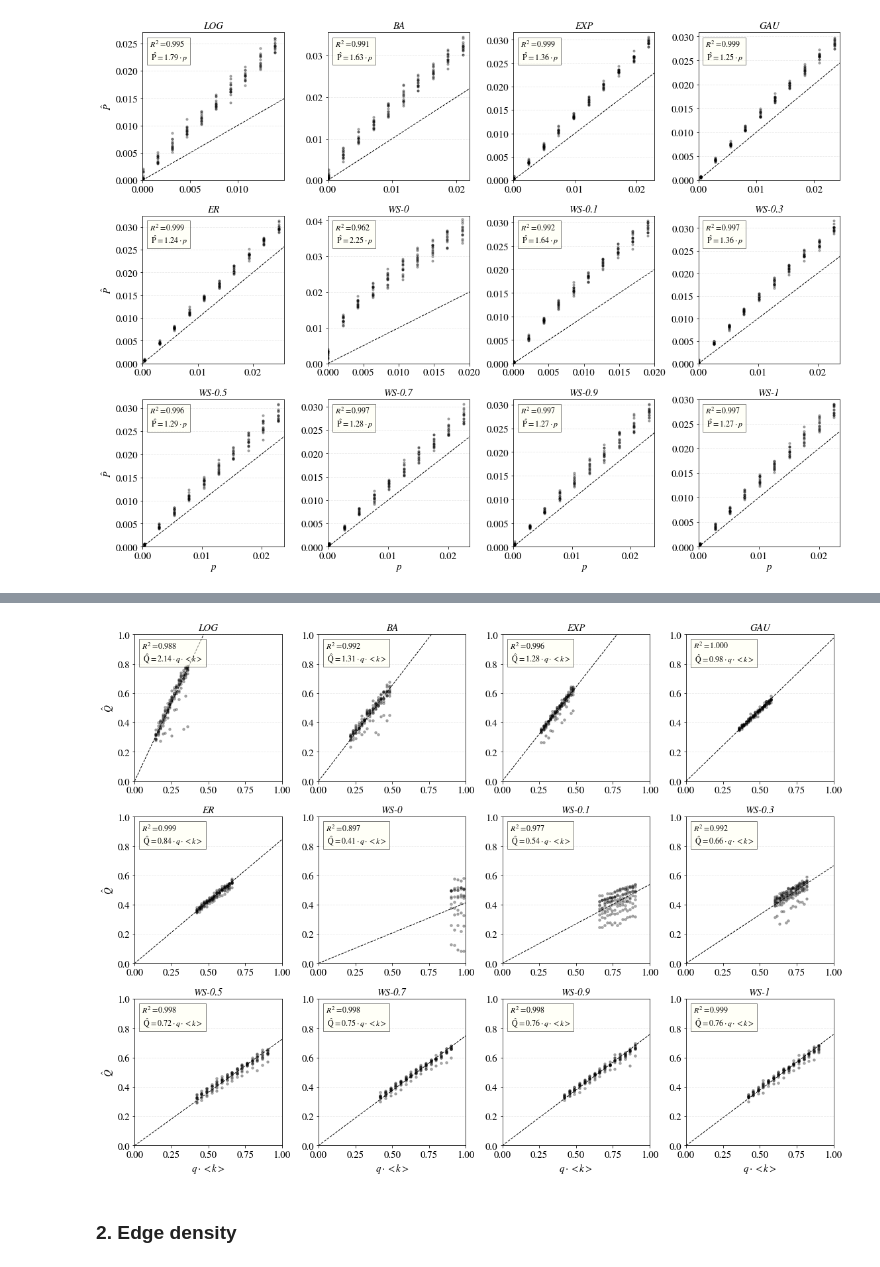
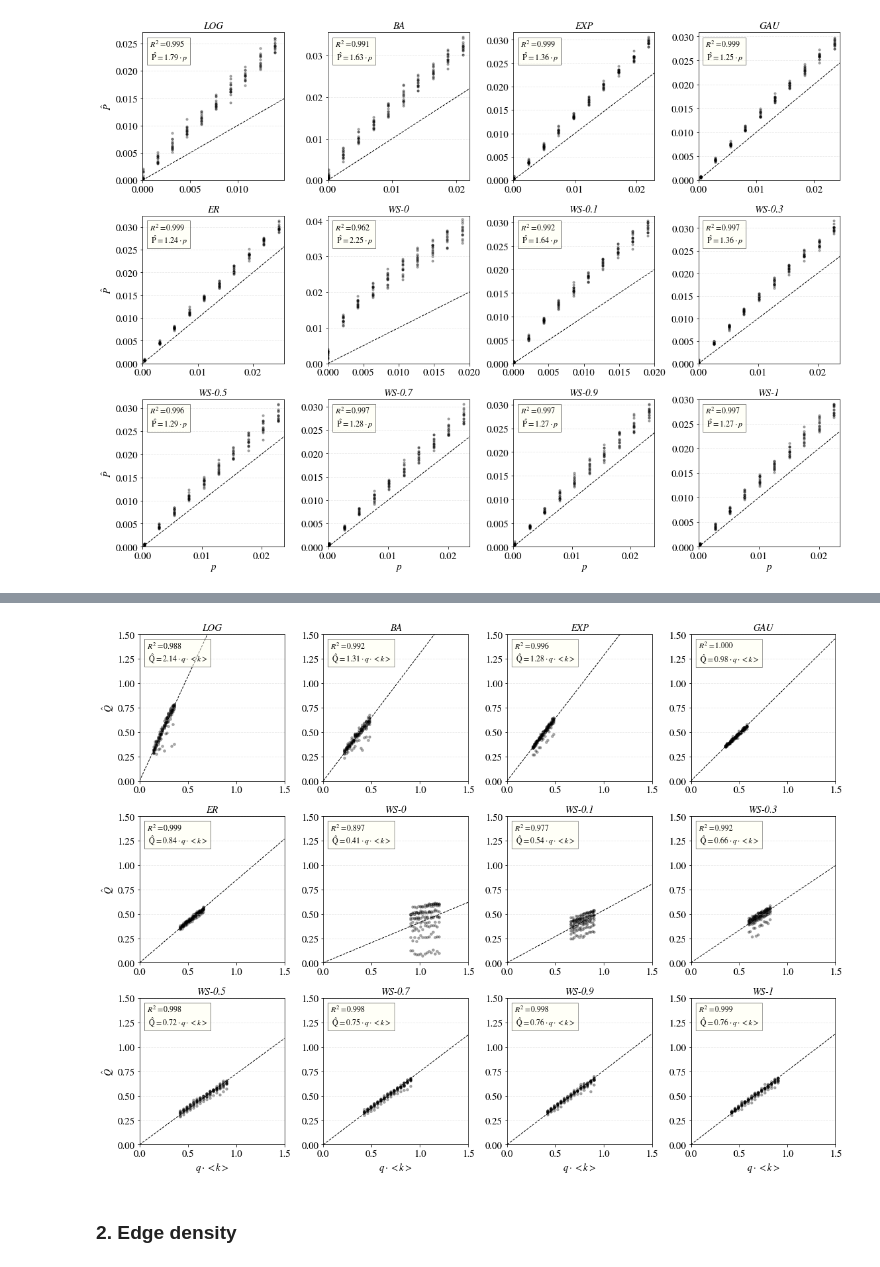
Before and after one commit to uscxiaoyu/A-fast-parameter-estimation-method-for-ABM, a Jupyter notebook: 2nd-round/4. Analyzing the explanatory ability of the Bass model for ABMs (auto).ipynb, the cells around one changed output, grey strips where cells are left out. Drawn from its saved outputs; the diff is of its cells as text; code cells hidden in the pictures.

```diff
--- a/2nd-round/4. Analyzing the explanatory ability of the Bass model for ABMs (auto).ipynb
+++ b/2nd-round/4. Analyzing the explanatory ability of the Bass model for ABMs (auto).ipynb
@@ -148,0 +149,9 @@ pl.show()
+# %%
+for i, title in enumerate(title_cont):
+    X_data = d_cont[i][:, 2]
+    Y_data = d_cont[i][:, 0]
+    to_fit = pd.DataFrame({'X':X_data,'Y':Y_data})
+    results = smf.ols('Y ~ X-1', data=to_fit).fit()
+    a = results.params['X']
+    r2 = results.rsquared
+    print('%s, R2: %.4f, beta: %.2f' %(title, r2, a))
@@ -184,0 +209,9 @@ pl.tight_layout()
+# %%
+for i, title in enumerate(title_cont):
+    X_data = d_cont[i][:, 1]
+    Y_data = d_cont[i][:, 3]
+    to_fit = pd.DataFrame({'X':X_data,'Y':Y_data})
+    results = smf.ols('Y ~ X-1', data=to_fit).fit()
+    a = results.params['X']
+    r2 = results.rsquared
+    print('%s, R2: %.4f, beta: %.2f' %(title, r2, a))
@@ -188,37 +234,37 @@ fig = pl.figure(figsize=(16,12))
 for j in range(12):
     ax = fig.add_subplot(3,4,j+1)
     X_data = d_cont[j][:, 1] * 6
     Y_data = d_cont[j][:, 3]
     to_fit = pd.DataFrame({'X':X_data,'Y':Y_data})
     results = smf.ols('Y ~ X-1', data=to_fit).fit()
     a = results.params['X']
     r2 = results.rsquared
 
     textstr = '$R^2 = %.3f$ \n $\mathrm{\hat Q} = %.2f\cdot q\cdot<k>$'%(r2,a)
     props = dict(facecolor = 'ivory',alpha=0.5)
     ax.text(0.05, 0.95, textstr, transform=ax.transAxes, fontsize=12, verticalalignment='top', bbox=props)
-    ax.set_xlim([0,1])#ax.set_xlim([np.min(X_data),np.max(X_data)])
-    ax.set_ylim([0,1])
+    ax.set_xlim([0,1.5])#ax.set_xlim([np.min(X_data),np.max(X_data)])
+    ax.set_ylim([0,1.5])
     ax.scatter(X_data,Y_data,c = 'k',marker='o',s=12,alpha=0.3)
-    ax.plot([0,1],[0,1*a],'k--',lw = 1)
+    ax.plot([0,1.5],[0,1.5*a],'k--',lw = 1)
     ax.set_title(title_cont[j],fontsize = 15,style='italic')
     if j >= 8:
         ax.set_xlabel('$q \cdot <k>$',fontsize=15)
     if j == 0 or j == 4 or j == 8:
         ax.set_ylabel('$\hatQ$',fontsize=15)
 
     ax.yaxis.grid(True, linestyle='--', which='major', color='lightgrey',alpha=0.5)
 
     '''
     if j < 8:
         ax.set_xticklabels([])
 
     if j in [1,2,3,5,6,7,9,10,11]:
         ax.set_yticklabels([])
     '''
 pl.tight_layout()
 # %% [output]
-[figure, old version]
+[figure, new version]
 # %% [markdown]
 ### 2. Edge density
 # %%
```
Also changed, not shown: parts of 7 cells of this notebook.
